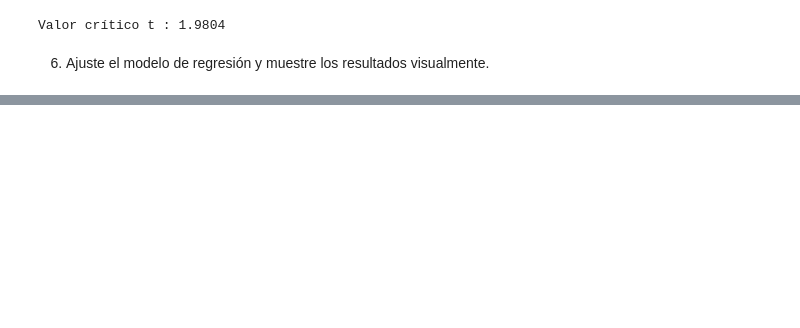
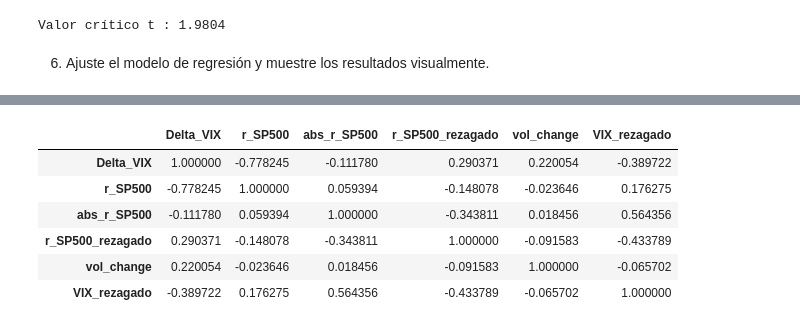
Before and after one commit to Felipe-Lopez-Vergara/ds_finance_-Lopez-, a Jupyter notebook: notebooks/HW_Sesion_3.ipynb, the cells around one changed output, grey strips where cells are left out. Saved outputs shown, nothing was run; the diff lists cells and outputs as text; code cells hidden in the pictures; blank space fills up the shorter version.

```diff
--- a/notebooks/HW_Sesion_3.ipynb
+++ b/notebooks/HW_Sesion_3.ipynb
@@ -194,0 +206,34 @@ En este caso, el valor del estadístico de prueba t -5.123 en valor absoluto es
+# %%
+#Agregar variables
+
+# Retorno absoluto
+df['abs_r_SP500'] = df['r_SP500'].abs()
+
+# Retorno rezagado
+df['r_SP500_rezagado'] = df['r_SP500'].shift(1)
+
+# Cambio de volumen
+sp500_volume = yf.download('^GSPC', start = '2016-01-01', end = '2026-01-01', progress = False).resample('ME').last()[['Volume']]
+df['Volume_SP500'] = sp500_volume['Volume']
+df['vol_change'] = df['Volume_SP500'].pct_change()
+
+# Cambio del VIX rezagado
+df['VIX_rezagado'] = df['VIX'].shift(1)
+
+# Variable dependiente
+df['Delta_VIX'] = df['VIX'].diff()
+
+df = df.dropna()
+# Data final
+df_corr = df[['Delta_VIX','r_SP500','abs_r_SP500',
+              'r_SP500_rezagado','vol_change','VIX_rezagado']].dropna()
+
+df_corr.corr()
+# %% [output]
+|  | Delta_VIX | r_SP500 | abs_r_SP500 | r_SP500_rezagado | vol_change | VIX_rezagado |
+| Delta_VIX | 1.000000 | -0.778245 | -0.111780 | 0.290371 | 0.220054 | -0.389722 |
+| r_SP500 | -0.778245 | 1.000000 | 0.059394 | -0.148078 | -0.023646 | 0.176275 |
+| abs_r_SP500 | -0.111780 | 0.059394 | 1.000000 | -0.343811 | 0.018456 | 0.564356 |
+| r_SP500_rezagado | 0.290371 | -0.148078 | -0.343811 | 1.000000 | -0.091583 | -0.433789 |
+| vol_change | 0.220054 | -0.023646 | 0.018456 | -0.091583 | 1.000000 | -0.065702 |
+| VIX_rezagado | -0.389722 | 0.176275 | 0.564356 | -0.433789 | -0.065702 | 1.000000 |
```
Also changed, not shown: parts of 16 cells of this notebook.
